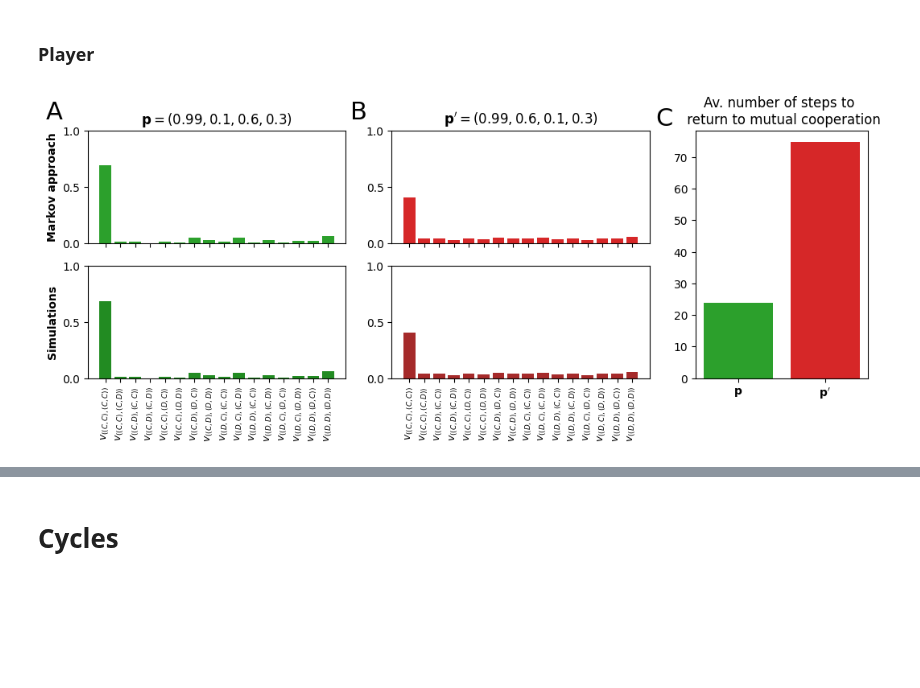
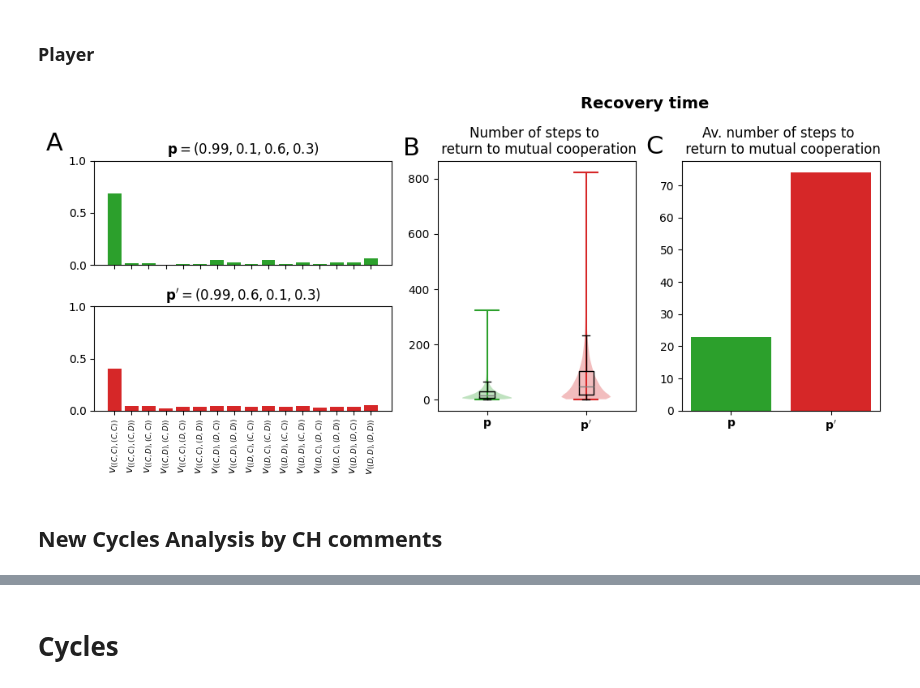
Before and after one commit to Nikoleta-v3/conditional-cooperation-with-longer-memory, a Jupyter notebook: notebooks/Payoffs.ipynb, the cells around one changed output, grey strips where cells are left out. Cells and saved outputs as stored; diff of their text form; code cells hidden in the pictures; blank space fills up the shorter version.

Commit message:
addressing CH last comments

```diff
--- a/notebooks/Payoffs.ipynb
+++ b/notebooks/Payoffs.ipynb
@@ -73,10 +77,9 @@ class Mem2Transformed(axl.MemoryTwoPlayer):
             ((self.history[-2], opponent.history[-2]), (self.history[-1], opponent.history[-1]))
         ]
 
-        try:
-            return self._random.random_choice(p)
-        except AttributeError:
-            return C if p == 1 else D
+        return self._random.random_choice(p)
+#         except AttributeError:
+#             return C if p == 1 else D
 # %%
 donation = axl.game.Game(r=b-c, s=-c, t=b, p=0)
 # %% [markdown]
@@ -134,25 +137,19 @@ states_prime_player = {history: 0 for history in  itertools.product([C, D], repe
 for i, hist in enumerate(results_flatten2[:-1]):
     states_prime_player[hist + results_flatten2[i + 1]] += 1 / (10 ** 6 * reps)
 # %%
-fig, axes = plt.subplot_mosaic("ABE;CDE", figsize=(12.5, 4),
-                               gridspec_kw = {'height_ratios':[1, 1], 'width_ratios': [1.5, 1.5, 1]})
+fig, axes = plt.subplot_mosaic("ABE;CBE", figsize=(12.5, 4),
+                               gridspec_kw = {'height_ratios':[1, 1], 'width_ratios': [1.5, 1, 1],
+                                              'hspace': 0.4})
 
 # Markov chain process
 axes["A"].bar(range(1, 17), ss, color='tab:green');
 
-axes["B"].bar(range(1, 17), ss2, color='tab:red');
-
-# Simulations
-
-axes["C"].bar(range(1, 17), states_player.values(), color='forestgreen');
-
-axes["D"].bar(range(1, 17), states_prime_player.values(), color='brown');
-
+axes["C"].bar(range(1, 17), ss2, color='tab:red');
 
 
 # ticks and stuff
 
-for letter in ['A', "B", "C", "D"]:
+for letter in ['A', "C",]:
 
     axes[letter].set_ylim(0, 1)
 
@@ -160,7 +157,7 @@ for letter in ['A', "B", "C", "D"]:
 
     axes[letter].set_xticks(np.arange(1, 17, 1));
 
-for letter in ['C', 'D']:
+for letter in ['C']:
 
     axes[letter].set_xticklabels(['$v_{((C, C), (C, C))}$',
                                '$v_{((C, C), (C, D))}$',
@@ -179,39 +176,59 @@ for letter in ['C', 'D']:
                                '$v_{((D, D), (D, C))}$',
                                '$v_{((D, D), (D, D))}$'], rotation=90, fontsize=9
                          );
 
     axes[letter].xaxis.set_tick_params(labelbottom=True)
 
 
 for letter in ['A', 'B']:
 
     axes[letter].set_xticklabels(['' for _ in range(16)],);
 
 
 axes['A'].set_title("$\mathbf{p}=(0.99, 0.1, 0.6, 0.3)$");
 
-axes['B'].set_title(r"$\mathbf{p'}=(0.99, 0.6, 0.1, 0.3)$");
+axes['C'].set_title(r"$\mathbf{p'}=(0.99, 0.6, 0.1, 0.3)$");
 
 
-axes['A'].set_ylabel("Markov approach", fontweight='bold');
+violioplots = axes["B"].violinplot([[len(cycle) for cycle in cycles],
+                                    [len(cycle) for cycle in cycles_prime]]);
 
-axes['C'].set_ylabel("Simulations", fontweight='bold');
+
+for pc, color in zip(violioplots['bodies'], ['tab:green', 'tab:red']):
+    pc.set_facecolor(color)
+
+for partname in ('cbars','cmins','cmaxes'):
+    violioplots[partname].set_colors(['tab:green', 'tab:red'])
+
+
+boxplot = axes["B"].boxplot([[len(cycle) for cycle in cycles],
+                             [len(cycle) for cycle in cycles_prime]], showfliers=False);
+
+for median in boxplot['medians']:
+    median.set_color('gray')
 
 
 axes["E"].bar([0, 1],
-             [np.mean([len(cycle) - 1 for cycle in flatten_cycles_player]),
-              np.mean([len(cycle) - 1 for cycle in flatten_cycles_prime_player])],
-              color=['tab:green', 'tab:red']);
+              [np.mean([len(cycle) for cycle in cycles]),
+               np.mean([len(cycle) for cycle in cycles_prime])],
+               color=['tab:green', 'tab:red']);
 
 axes["E"].set_xticks([0, 1], ["$\mathbf{p}$", r"$\mathbf{p'}$"]);
 
+axes["B"].set_xticks([1, 2], ["$\mathbf{p}$", r"$\mathbf{p'}$"]);
+
+axes["B"].set_title("Number of steps to \n return to mutual cooperation");
+
 axes["E"].set_title("Av. number of steps to \n return to mutual cooperation");
+axes["E"].text(-1.5, 94, "Recovery time", fontweight='bold', fontsize=14)
 
 
 axes["A"].text(-3, 1.1, "A", fontsize="22");
-axes["B"].text(-3, 1.1, "B", fontsize="22");
-axes["E"].text(-.95, 80, "C", fontsize="22");
+axes["B"].text(.15, 885, "B", fontsize="22");
+axes["E"].text(-.85, 80, "C", fontsize="22");
 
 fig.savefig("../figures/siFigReactiveTwoPayoffs.pdf", bbox_inches="tight")
 # %% [output]
-[figure, old version]
+[figure, new version]
+# %% [markdown]
+## New Cycles Analysis by CH comments
```
Also changed, not shown: parts of 79 cells of this notebook, 10 other files.
